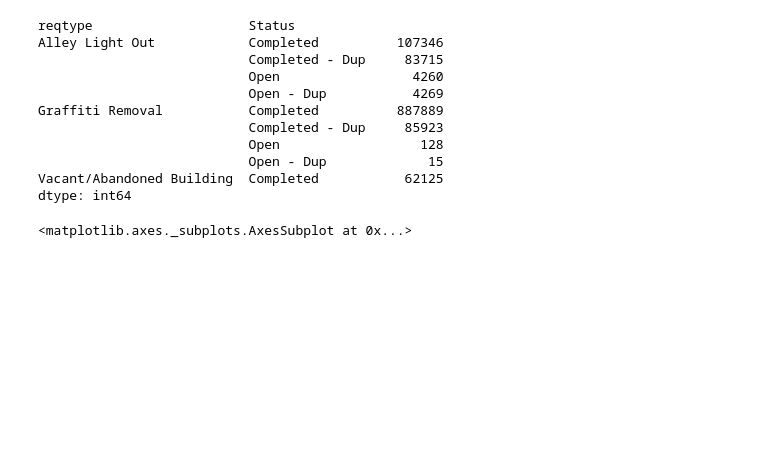
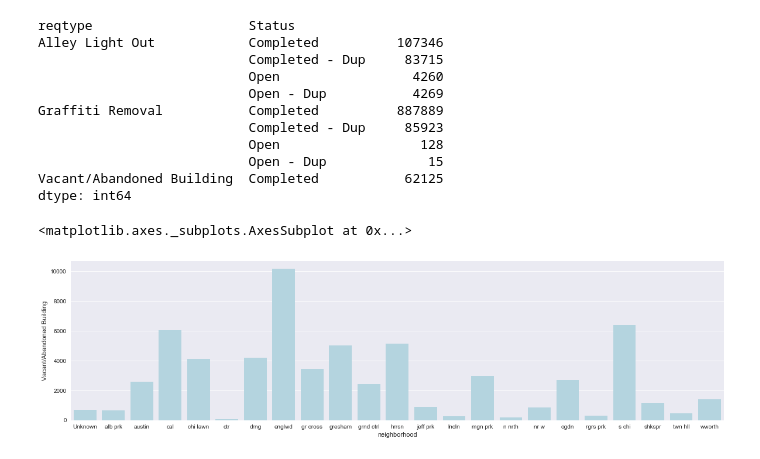
Before and after one commit to emmanechamkin/enechamkin_ML_for_public_policy, a Jupyter notebook: Problem Set 1.ipynb, the cells around one changed output. Saved outputs shown, nothing was run; the diff lists cells and outputs as text; code cells hidden in the pictures; blank space fills up the shorter version.

```diff
--- a/Problem Set 1.ipynb
+++ b/Problem Set 1.ipynb
@@ -103,28 +100,28 @@ At this point, all of the data is combined into one dataframe, named **all_311**
 # %%
 # police districts crosswalk -- for labelling
 districts = {
-    1: "central",
-    2: 'wentworth',
-    3: 'grand crossing',
-    4: 'south chicago',
-    5: 'calumet',
+    1: "ctr",
+    2: 'wworth',
+    3: 'gr cross',
+    4: 's chi',
+    5: 'cal',
     6: 'gresham',
-    7: 'englewood',
-    8: 'chicago lawn',
-    9: 'deering',
-    10: 'ogden',
-    11: 'harrison',
-    12: 'near west',
-    14: 'shakespeare',
+    7: 'englwd',
+    8: 'chi lawn',
+    9: 'drng',
+    10: 'ogdn',
+    11: 'hrrsn',
+    12: 'nr w',
+    14: 'shkspr',
     15: 'austin',
-    16: 'jefferson park',
-    17: 'albany park',
-    18: 'near north',
-    19: 'town hall',
-    20: 'lincoln',
-    22: 'morgan park',
-    24: 'rogers park',
-    25: 'grand central'
+    16: 'jeff prk',
+    17: 'alb prk',
+    18: 'n nrth',
+    19: 'twn hll',
+    20: 'lncln',
+    22: 'mgn prk',
+    24: 'rgrs prk',
+    25: 'grnd ctrl'
 }
 
 all_311['neighborhood'] = \
@@ -145,9 +142,11 @@ Graffiti Removal           Completed          887889
 Vacant/Abandoned Building  Completed           62125
 dtype: int64
 # %%
-# make a heat map by neighborhood for the number of complaints
+# make a bar chart by neighborhood for the number of complaints
 grouped = all_311.groupby(['neighborhood', 'reqtype']).size().unstack().reset_index()
 
-sns.barplot(x="neighborhood", y="Vacant/Abandoned Building", ax=ax, data=grouped)
+plt.subplots(figsize=(20,5))
+sns.barplot(x="neighborhood", y="Vacant/Abandoned Building", data=grouped, color='lightblue')
 # %% [output]
 <matplotlib.axes._subplots.AxesSubplot at 0x...>
+[figure, added]
```
Also changed, not shown: parts of 13 cells of this notebook.
